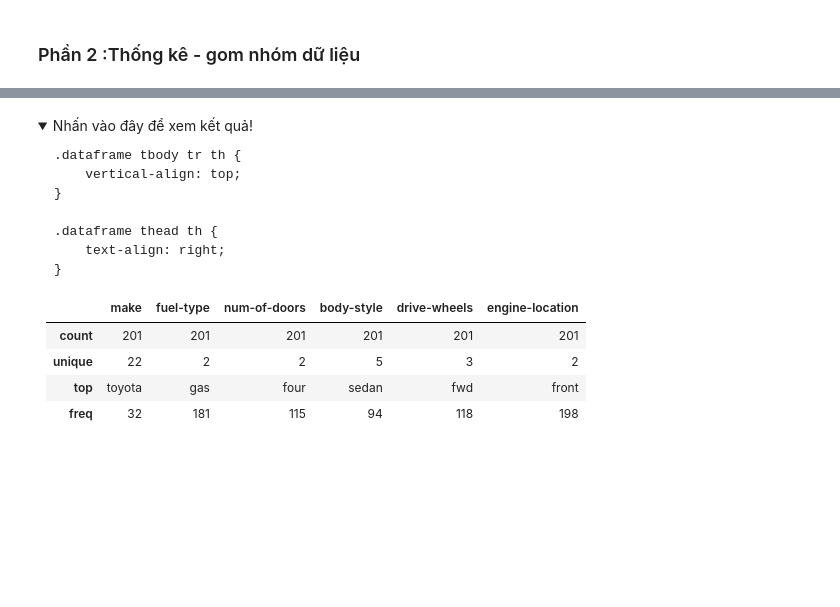
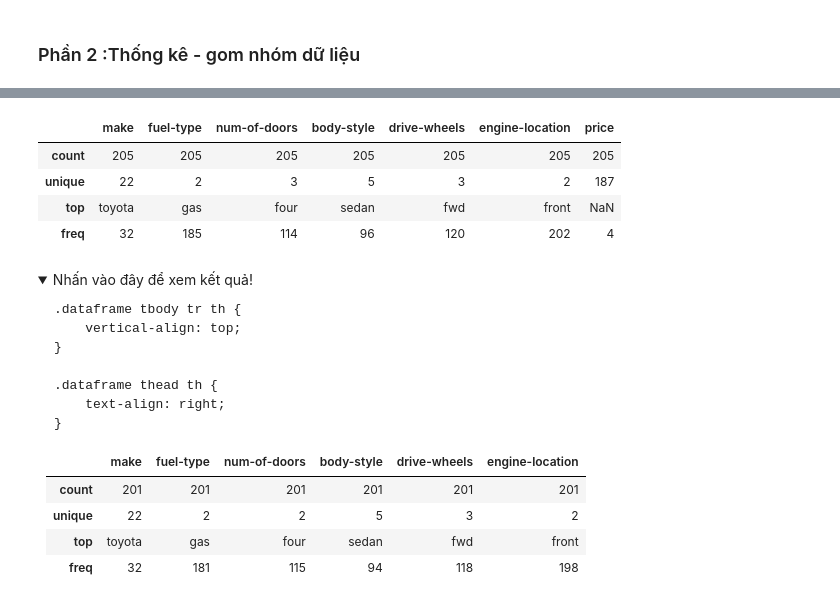
Before and after one commit to lminhtm/MLDSPython, a Jupyter notebook: Classworks/Bai5/BaiTapThem/Dataframe_Bai_lam_them_2 (Part 2).ipynb, the cells around one changed output, grey strips where cells are left out. Saved outputs shown, nothing was run; the diff lists cells and outputs as text; code cells hidden in the pictures; folded sections open; blank space fills up the shorter version.

```diff
--- a/Classworks/Bai5/BaiTapThem/Dataframe_Bai_lam_them_2 (Part 2).ipynb
+++ b/Classworks/Bai5/BaiTapThem/Dataframe_Bai_lam_them_2 (Part 2).ipynb
@@ -1352,6 +1383,13 @@ df.dropna(subset=['price'], inplace=True)
 </details>
 # %%
 # Câu 11: Cho biết thông tin thống kê chung của các cột có kiểu dữ liệu là object.
+df.describe(include='object')
+# %% [output]
+|  | make | fuel-type | num-of-doors | body-style | drive-wheels | engine-location | price |
+| count | 205 | 205 | 205 | 205 | 205 | 205 | 205 |
+| unique | 22 | 2 | 3 | 5 | 3 | 2 | 187 |
+| top | toyota | gas | four | sedan | fwd | front | NaN |
+| freq | 32 | 185 | 114 | 96 | 120 | 202 | 4 |
 # %% [markdown]
 <details>
   <summary>Nhấn vào đây để xem kết quả!</summary>
```
Also changed, not shown: parts of 11 cells of this notebook, 2 other files.
